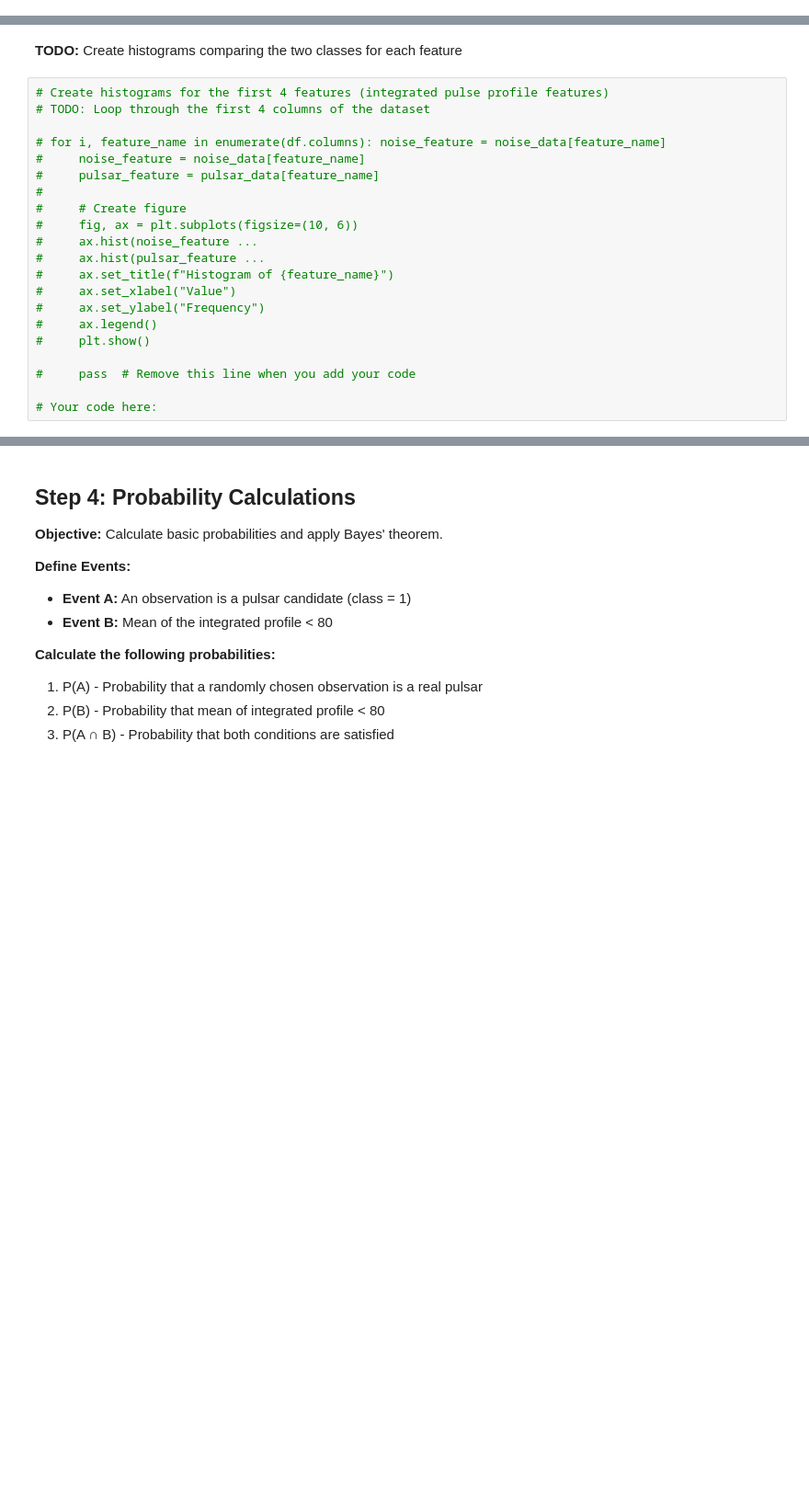
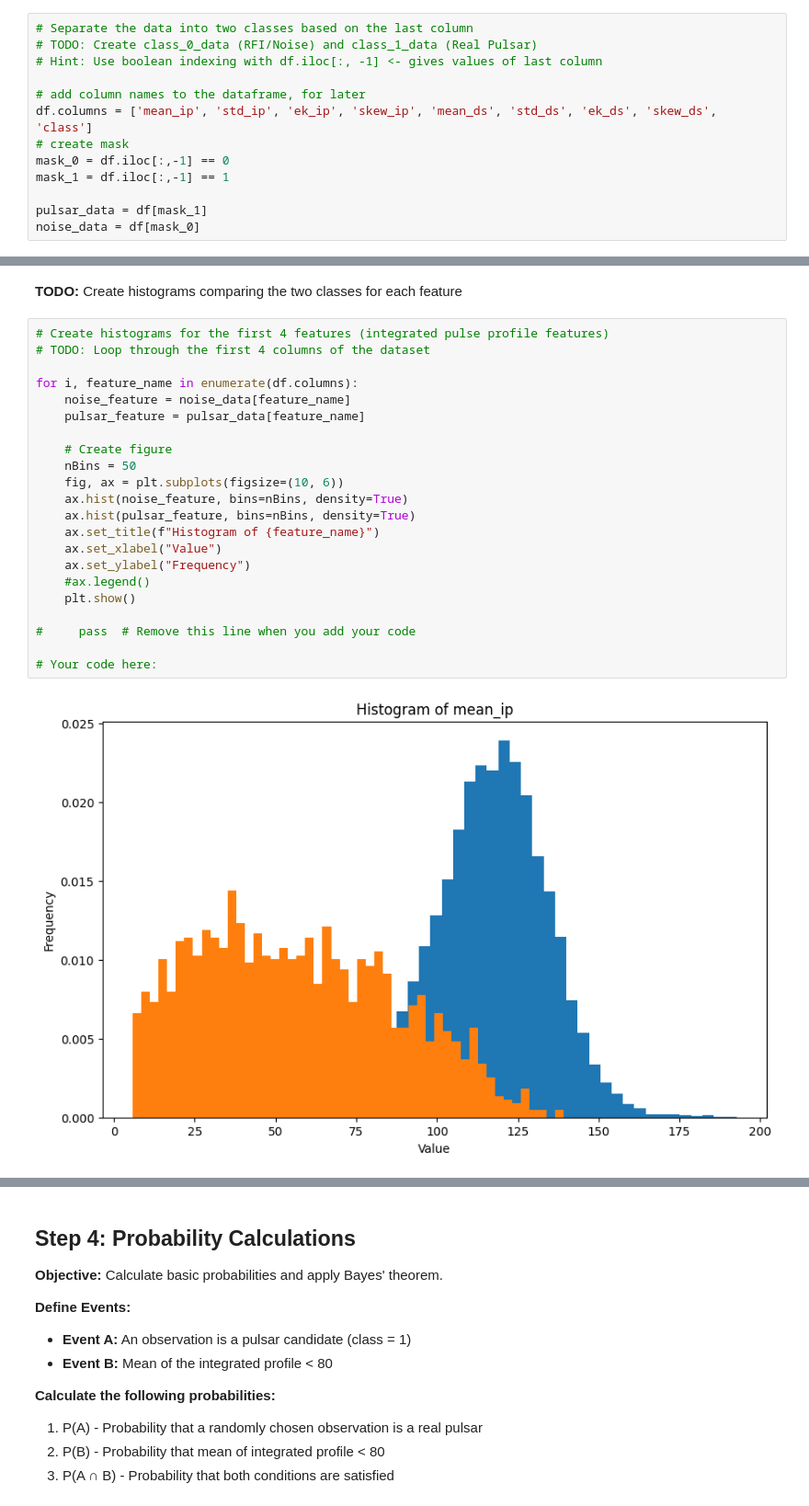
Before and after one commit to oeatmik/Phys434_Lab_1, a Jupyter notebook: lab_1_template.ipynb, the cells around one changed output, grey strips where cells are left out. Shown at 92% size. Drawn from its saved outputs; the diff is of its cells as text; blank space fills up the shorter version.

```diff
--- a/lab_1_template.ipynb
+++ b/lab_1_template.ipynb
@@ -73,0 +72,13 @@ The HTRU2 dataset contains 17,898 pulsar candidates with 8 features each. The la
+# %%
+# Separate the data into two classes based on the last column
+# TODO: Create class_0_data (RFI/Noise) and class_1_data (Real Pulsar)
+# Hint: Use boolean indexing with df.iloc[:, -1] <- gives values of last column
+
+# add column names to the dataframe, for later
+df.columns = ['mean_ip', 'std_ip', 'ek_ip', 'skew_ip', 'mean_ds', 'std_ds', 'ek_ds', 'skew_ds', 'class']
+# create mask
+mask_0 = df.iloc[:,-1] == 0
+mask_1 = df.iloc[:,-1] == 1
+
+pulsar_data = df[mask_1]
+noise_data = df[mask_0]
@@ -88,21 +111,24 @@ The HTRU2 dataset contains 17,898 pulsar candidates with 8 features each. The la
 # %%
 # Create histograms for the first 4 features (integrated pulse profile features)
 # TODO: Loop through the first 4 columns of the dataset
 
-# for i, feature_name in enumerate(df.columns): noise_feature = noise_data[feature_name]
-#     noise_feature = noise_data[feature_name]
-#     pulsar_feature = pulsar_data[feature_name]
-#
-#     # Create figure
-#     fig, ax = plt.subplots(figsize=(10, 6))
-#     ax.hist(noise_feature ...
-#     ax.hist(pulsar_feature ...
-#     ax.set_title(f"Histogram of {feature_name}")
-#     ax.set_xlabel("Value")
-#     ax.set_ylabel("Frequency")
-#     ax.legend()
-#     plt.show()
+for i, feature_name in enumerate(df.columns):
+    noise_feature = noise_data[feature_name]
+    pulsar_feature = pulsar_data[feature_name]
+
+    # Create figure
+    nBins = 50
+    fig, ax = plt.subplots(figsize=(10, 6))
+    ax.hist(noise_feature, bins=nBins, density=True)
+    ax.hist(pulsar_feature, bins=nBins, density=True)
+    ax.set_title(f"Histogram of {feature_name}")
+    ax.set_xlabel("Value")
+    ax.set_ylabel("Frequency")
+    #ax.legend()
+    plt.show()
 
 #     pass  # Remove this line when you add your code
 
 # Your code here:
+# %% [output]
+[figure, added]
```
Also changed, not shown: parts of 6 cells of this notebook.
